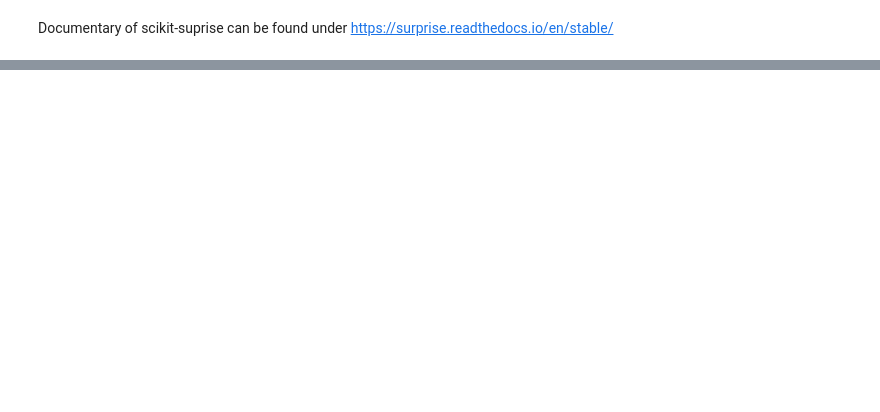
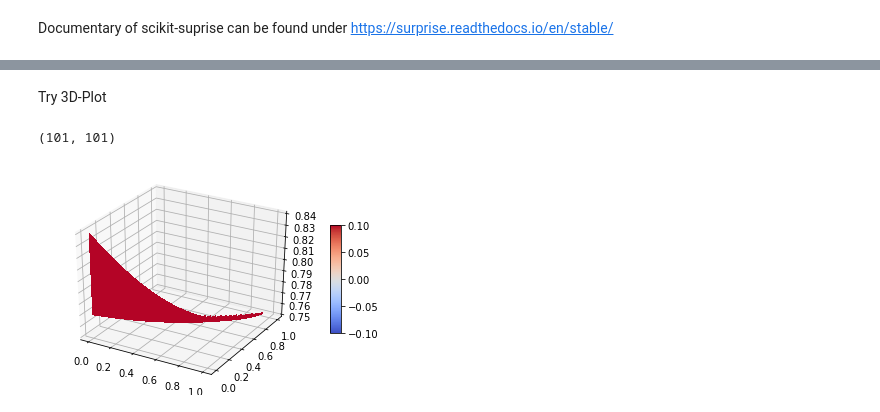
Before and after one commit to yuayixio/MovieRatingPredictor, a Jupyter notebook: notebooks/Model_Combination.ipynb, the cells around one changed output, grey strips where cells are left out. Saved outputs shown, nothing was run; the diff lists cells and outputs as text; code cells hidden in the pictures; blank space fills up the shorter version.

```diff
--- a/notebooks/Model_Combination.ipynb
+++ b/notebooks/Model_Combination.ipynb
@@ -263,0 +347,2 @@ results.sort_values(1)
+# %% [markdown]
+Try 3D-Plot
@@ -263,0 +355,22 @@ results.sort_values(1)
+# %%
+results_3d = results[[0,1,'rmse']].pivot(index=0, columns=1, values='rmse')
+# %%
+results_3d.values.shape
+# %% [output]
+(101, 101)
+# %%
+fig = plt.figure()
+ax = fig.gca(projection='3d')
+
+# Plot the surface.
+surf = ax.plot_surface(results_3d.index.values, results_3d.columns.values, results_3d.values, cmap=cm.coolwarm, linewidth=0, antialiased=False)
+# Customize the z axis.
+#ax.set_zlim(-1.01, 1.01)
+ax.zaxis.set_major_locator(LinearLocator(10))
+ax.zaxis.set_major_formatter(FormatStrFormatter('%.02f'))
+# Add a color bar which maps values to colors.
+fig.colorbar(surf, shrink=0.5, aspect=10)
+
+plt.show()
+# %% [output]
+[figure, added]
```
Also changed, not shown: parts of 22 cells of this notebook, 1 other file.
